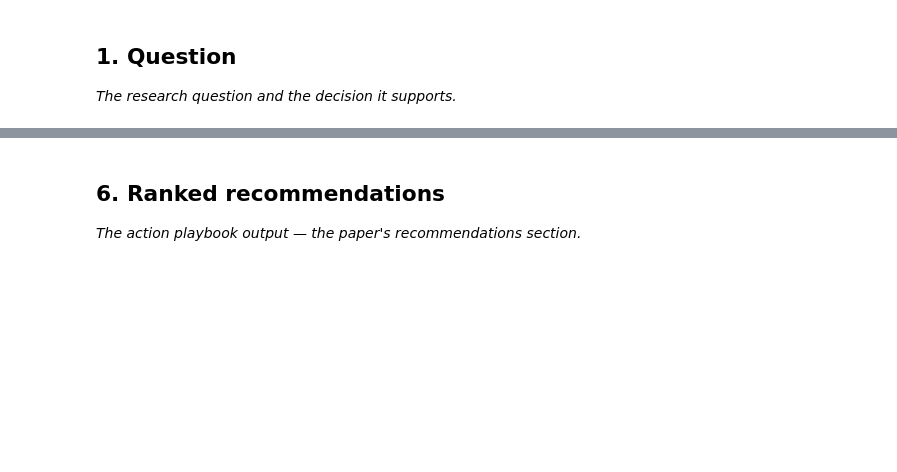
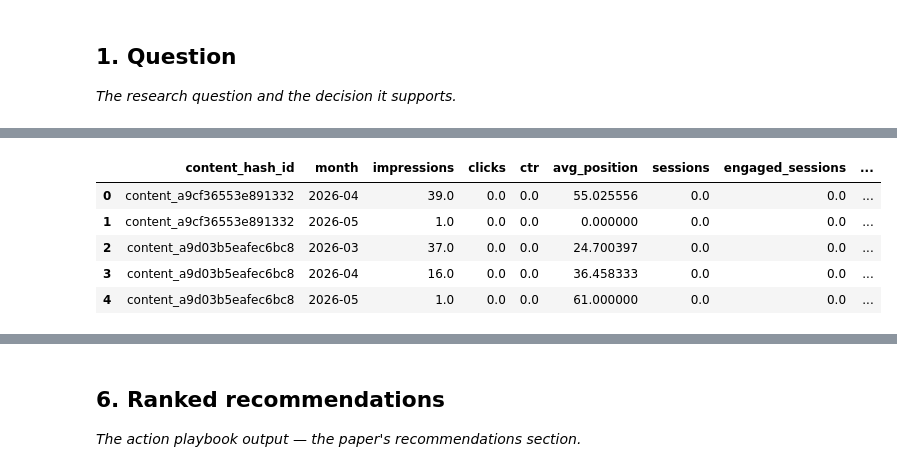
Before and after one commit to shweta1805/flyrank-ml-internship, a Jupyter notebook: work/notebooks/capstone.ipynb, the cells around one changed output, grey strips where cells are left out. Drawn from its saved outputs; the diff is of its cells as text; code cells hidden in the pictures; blank space fills up the shorter version.

```diff
--- a/work/notebooks/capstone.ipynb
+++ b/work/notebooks/capstone.ipynb
@@ -20,0 +183,88 @@ This skeleton is yours to fill. Work the sections **in order** — each one has
+# %%
+# Build the monthly modeling dataset in DuckDB
+
+monthly_query = f"""
+WITH monthly AS (
+    SELECT
+        content_hash_id,
+        month,
+        SUM(gsc_impressions) AS impressions,
+        SUM(gsc_clicks) AS clicks,
+        CASE
+            WHEN SUM(gsc_impressions) > 0
+            THEN SUM(gsc_clicks)::DOUBLE / SUM(gsc_impressions)
+            ELSE NULL
+        END AS ctr,
+        AVG(gsc_avg_position) AS avg_position,
+        SUM(ga4_sessions) AS sessions,
+        SUM(ga4_engaged_sessions) AS engaged_sessions
+    FROM {TABLES["fact_daily"]}
+    WHERE month BETWEEN '2025-03' AND '2026-06'
+      AND gsc_data_available IS TRUE
+    GROUP BY
+        content_hash_id,
+        month
+),
+
+with_future AS (
+    SELECT
+        content_hash_id,
+        month,
+        impressions,
+        clicks,
+        ctr,
+        avg_position,
+        sessions,
+        engaged_sessions,
+
+        LEAD(impressions) OVER (
+            PARTITION BY content_hash_id
+            ORDER BY month
+        ) AS next_month_impressions,
+
+        LEAD(month) OVER (
+            PARTITION BY content_hash_id
+            ORDER BY month
+        ) AS next_month
+
+    FROM monthly
+)
+
+SELECT
+    content_hash_id,
+    month,
+    impressions,
+    clicks,
+    ctr,
+    avg_position,
+    sessions,
+    engaged_sessions,
+    next_month_impressions,
+
+    CASE
+        WHEN next_month = strftime(
+            date_add(
+                strptime(month, '%Y-%m'),
+                INTERVAL 1 MONTH
+            ),
+            '%Y-%m'
+        )
+        AND next_month_impressions IS NOT NULL
+        AND impressions > 0
+        THEN CASE
+            WHEN next_month_impressions < 0.80 * impressions
+            THEN 1
+            ELSE 0
+        END
+        ELSE NULL
+    END AS decline_label
+
+FROM with_future
+WHERE month BETWEEN '2025-03' AND '2026-05'
+"""
+
+model_data = con.sql(monthly_query).df()
+
+print("Modeling rows:", len(model_data))
+model_data.head()
+# %% [output]
@@ -20,0 +272,6 @@ This skeleton is yours to fill. Work the sections **in order** — each one has
+|  | content_hash_id | month | impressions | clicks | ctr | avg_position | sessions | engaged_sessions | ... |
+| 0 | content_a9cf36553e891332 | 2026-04 | 39.0 | 0.0 | 0.0 | 55.025556 | 0.0 | 0.0 | ... |
+| 1 | content_a9cf36553e891332 | 2026-05 | 1.0 | 0.0 | 0.0 | 0.000000 | 0.0 | 0.0 | ... |
+| 2 | content_a9d03b5eafec6bc8 | 2026-03 | 37.0 | 0.0 | 0.0 | 24.700397 | 0.0 | 0.0 | ... |
+| 3 | content_a9d03b5eafec6bc8 | 2026-04 | 16.0 | 0.0 | 0.0 | 36.458333 | 0.0 | 0.0 | ... |
+| 4 | content_a9d03b5eafec6bc8 | 2026-05 | 1.0 | 0.0 | 0.0 | 61.000000 | 0.0 | 0.0 | ... |
```
Also changed, not shown: parts of 27 cells of this notebook.
